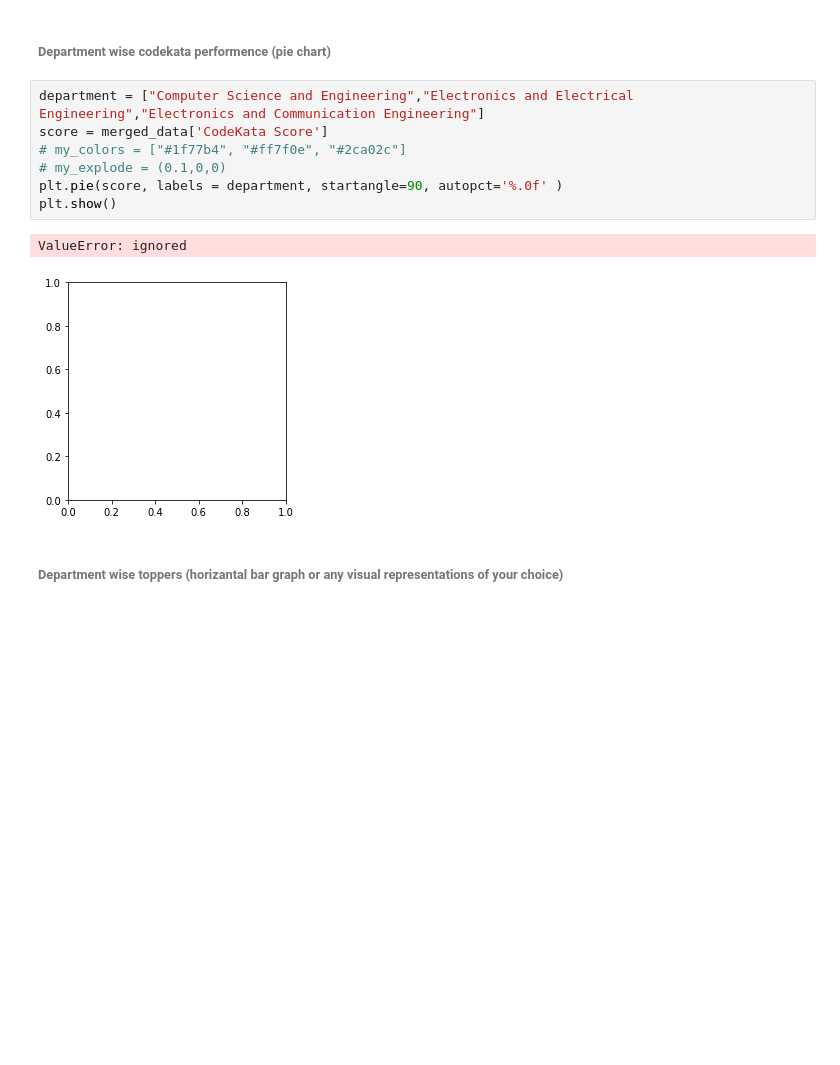
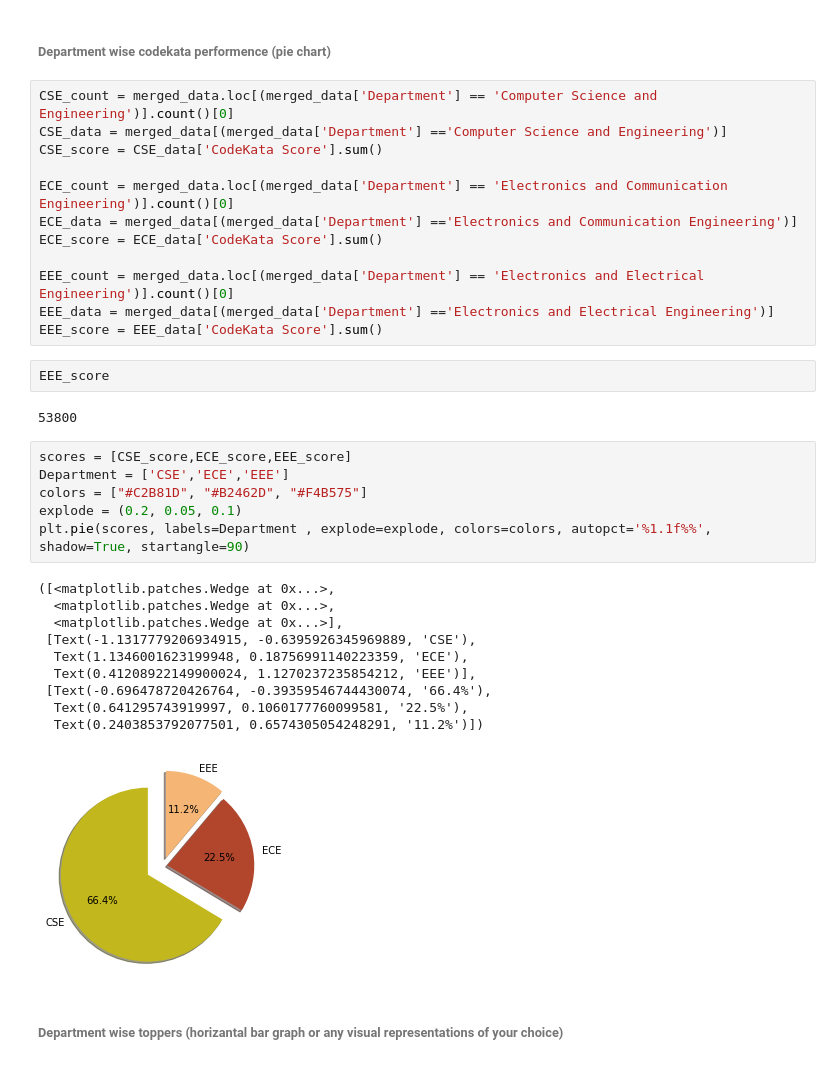
Before and after one commit to Salman0097/Guvi_Task_4, a Jupyter notebook: Salman_Assessment2B.ipynb, the cells around one changed output. Drawn from its saved outputs; the diff is of its cells as text; blank space fills up the shorter version.

```diff
--- a/Salman_Assessment2B.ipynb
+++ b/Salman_Assessment2B.ipynb
@@ -113,15 +114,38 @@ merged_data.head(3)
 | 2 | HEMAVATHI.R | 100.0 | 100.0 | 19680 | 19680 | Computer Science and Engineering | 0 | NaN | ... |
 # %% [markdown]
 ###### Department wise codekata performence (pie chart)
-# %%
-department = ["Computer Science and Engineering","Electronics and Electrical Engineering","Electronics and Communication Engineering"]
-score = merged_data['CodeKata Score']
-# my_colors = ["#1f77b4", "#ff7f0e", "#2ca02c"]
-# my_explode = (0.1,0,0)
-plt.pie(score, labels = department, startangle=90, autopct='%.0f' )
-plt.show()
-# %% [output]
-ValueError: ignored
-[figure, removed]
+# %%
+CSE_count = merged_data.loc[(merged_data['Department'] == 'Computer Science and Engineering')].count()[0]
+CSE_data = merged_data[(merged_data['Department'] =='Computer Science and Engineering')]
+CSE_score = CSE_data['CodeKata Score'].sum()
+
+ECE_count = merged_data.loc[(merged_data['Department'] == 'Electronics and Communication Engineering')].count()[0]
+ECE_data = merged_data[(merged_data['Department'] =='Electronics and Communication Engineering')]
+ECE_score = ECE_data['CodeKata Score'].sum()
+
+EEE_count = merged_data.loc[(merged_data['Department'] == 'Electronics and Electrical Engineering')].count()[0]
+EEE_data = merged_data[(merged_data['Department'] =='Electronics and Electrical Engineering')]
+EEE_score = EEE_data['CodeKata Score'].sum()
+# %%
+EEE_score
+# %% [output]
+53800
+# %%
+scores = [CSE_score,ECE_score,EEE_score]
+Department = ['CSE','ECE','EEE']
+colors = ["#C2B81D", "#B2462D", "#F4B575"]
+explode = (0.2, 0.05, 0.1)
+plt.pie(scores, labels=Department , explode=explode, colors=colors, autopct='%1.1f%%', shadow=True, startangle=90)
+# %% [output]
+([<matplotlib.patches.Wedge at 0x...>,
+  <matplotlib.patches.Wedge at 0x...>,
+  <matplotlib.patches.Wedge at 0x...>],
+ [Text(-1.1317779206934915, -0.6395926345969889, 'CSE'),
+  Text(1.1346001623199948, 0.18756991140223359, 'ECE'),
+  Text(0.41208922149900024, 1.1270237235854212, 'EEE')],
+ [Text(-0.696478720426764, -0.39359546744430074, '66.4%'),
+  Text(0.641295743919997, 0.1060177760099581, '22.5%'),
+  Text(0.2403853792077501, 0.6574305054248291, '11.2%')])
+[figure, added]
 # %% [markdown]
 ###### Department wise toppers (horizantal bar graph or any visual representations of your choice)
```
Also changed, not shown: parts of 2 cells of this notebook.
